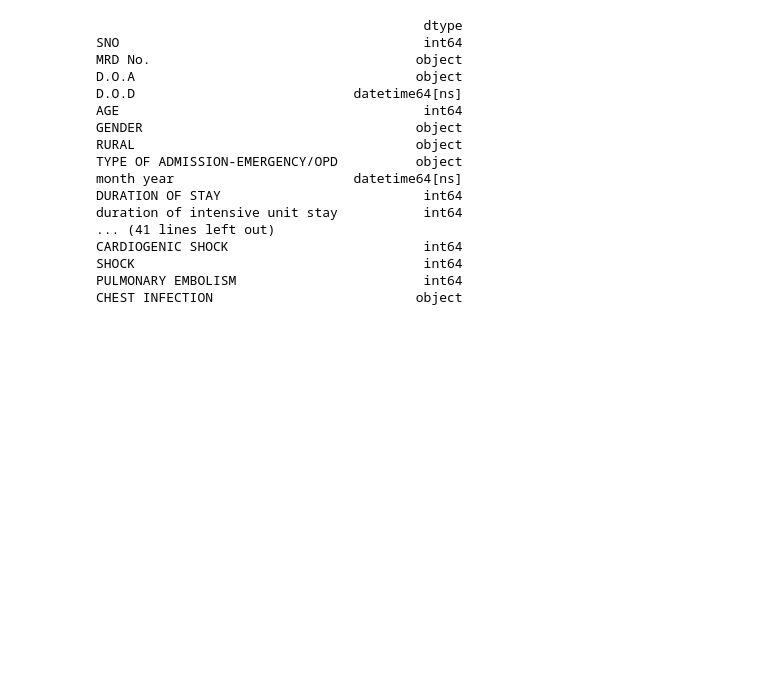
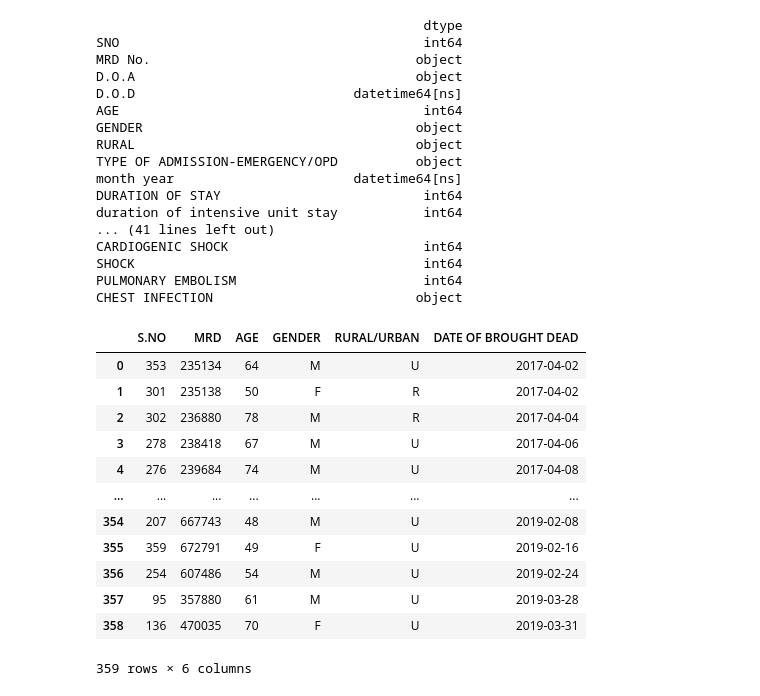
Before and after one commit to sardarmoneeb/Data-analyst-in-python, a Jupyter notebook: Hospital Patients Data.ipynb, the cells around one changed output. Saved outputs shown, nothing was run; the diff lists cells and outputs as text; code cells hidden in the pictures; blank space fills up the shorter version.

```diff
--- a/Hospital Patients Data.ipynb
+++ b/Hospital Patients Data.ipynb
@@ -304,3 +304,22 @@ PULMONARY EMBOLISM                        int64
 CHEST INFECTION                          object
 # %%
 df_adm.to_excel("D:/Kaggle datasets/HDHI_Admission_clean.xlsx", index=False)
+# %%
+import pandas as pd
+df_mort = pd.read_excel("D:/Kaggle datasets/HDHI Mortality Data.xlsx")
+# %%
+df_mort
+# %% [output]
+|  | S.NO | MRD | AGE | GENDER | RURAL/URBAN | DATE OF BROUGHT DEAD |
+| 0 | 353 | 235134 | 64 | M | U | 2017-04-02 |
+| 1 | 301 | 235138 | 50 | F | R | 2017-04-02 |
+| 2 | 302 | 236880 | 78 | M | R | 2017-04-04 |
+| 3 | 278 | 238418 | 67 | M | U | 2017-04-06 |
+| 4 | 276 | 239684 | 74 | M | U | 2017-04-08 |
+| ... | ... | ... | ... | ... | ... | ... |
+| 354 | 207 | 667743 | 48 | M | U | 2019-02-08 |
+| 355 | 359 | 672791 | 49 | F | U | 2019-02-16 |
+| 356 | 254 | 607486 | 54 | M | U | 2019-02-24 |
+| 357 | 95 | 357880 | 61 | M | U | 2019-03-28 |
+| 358 | 136 | 470035 | 70 | F | U | 2019-03-31 |
+359 rows × 6 columns
```
Also changed, not shown: parts of 15 cells of this notebook.
